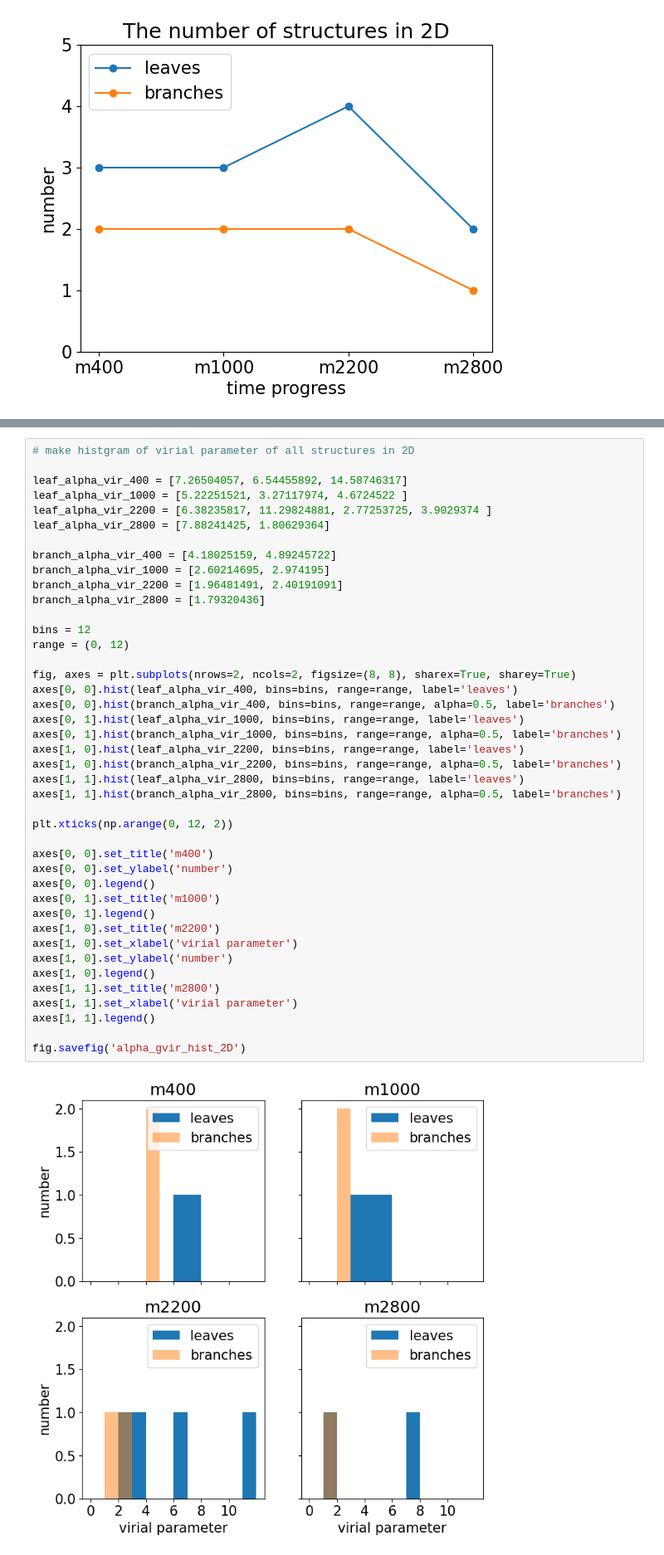
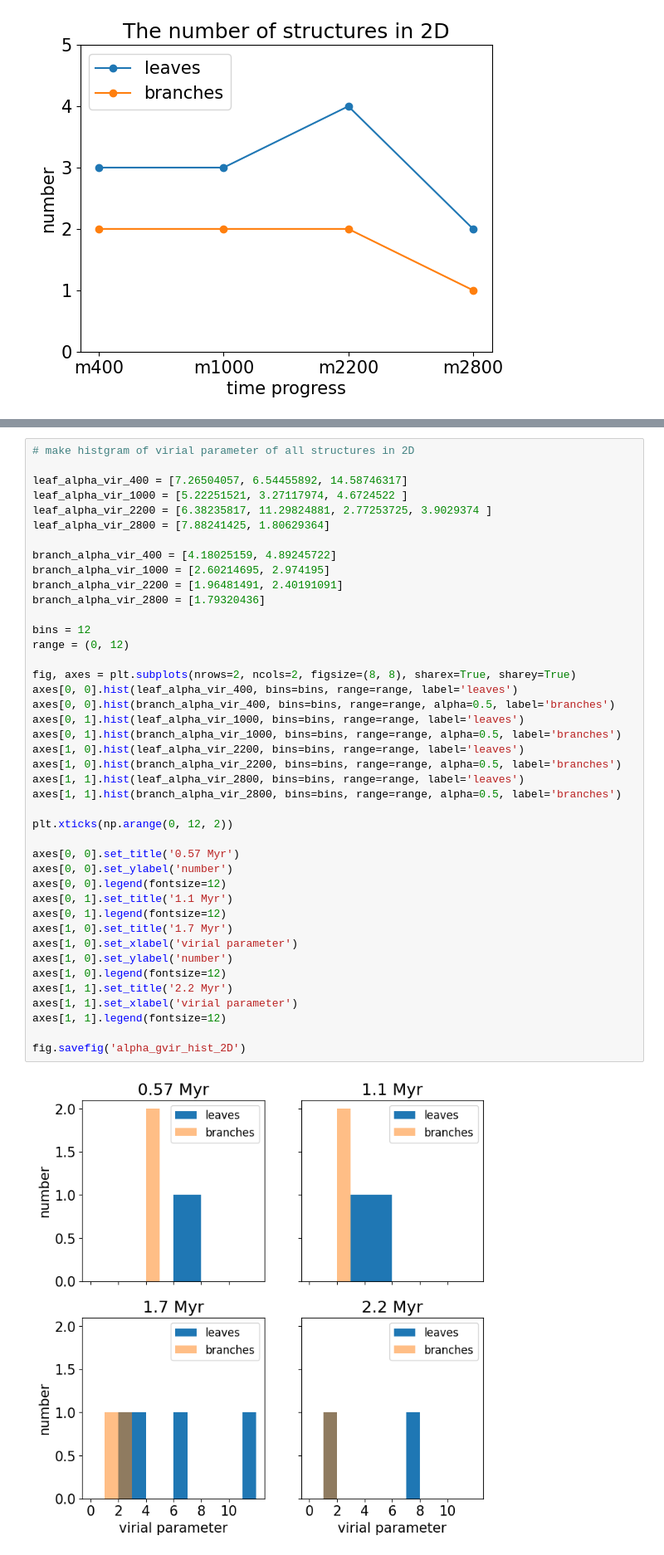
Before and after one commit to kotora260/StarGen, a Jupyter notebook: discuss_2D.ipynb, the cells around one changed output, grey strips where cells are left out. Shown at 83% size. Cells and saved outputs as stored; diff of their text form.

```diff
--- a/discuss_2D.ipynb
+++ b/discuss_2D.ipynb
@@ -131,42 +127,42 @@ leaf_alpha_vir_1000 = [5.22251521, 3.27117974, 4.6724522 ]
 leaf_alpha_vir_2200 = [6.38235817, 11.29824881, 2.77253725, 3.9029374 ]
 leaf_alpha_vir_2800 = [7.88241425, 1.80629364]
 
 branch_alpha_vir_400 = [4.18025159, 4.89245722]
 branch_alpha_vir_1000 = [2.60214695, 2.974195]
 branch_alpha_vir_2200 = [1.96481491, 2.40191091]
 branch_alpha_vir_2800 = [1.79320436]
 
 bins = 12
 range = (0, 12)
 
 fig, axes = plt.subplots(nrows=2, ncols=2, figsize=(8, 8), sharex=True, sharey=True)
 axes[0, 0].hist(leaf_alpha_vir_400, bins=bins, range=range, label='leaves')
 axes[0, 0].hist(branch_alpha_vir_400, bins=bins, range=range, alpha=0.5, label='branches')
 axes[0, 1].hist(leaf_alpha_vir_1000, bins=bins, range=range, label='leaves')
 axes[0, 1].hist(branch_alpha_vir_1000, bins=bins, range=range, alpha=0.5, label='branches')
 axes[1, 0].hist(leaf_alpha_vir_2200, bins=bins, range=range, label='leaves')
 axes[1, 0].hist(branch_alpha_vir_2200, bins=bins, range=range, alpha=0.5, label='branches')
 axes[1, 1].hist(leaf_alpha_vir_2800, bins=bins, range=range, label='leaves')
 axes[1, 1].hist(branch_alpha_vir_2800, bins=bins, range=range, alpha=0.5, label='branches')
 
 plt.xticks(np.arange(0, 12, 2))
 
-axes[0, 0].set_title('m400')
+axes[0, 0].set_title('0.57 Myr')
 axes[0, 0].set_ylabel('number')
-axes[0, 0].legend()
-axes[0, 1].set_title('m1000')
-axes[0, 1].legend()
-axes[1, 0].set_title('m2200')
+axes[0, 0].legend(fontsize=12)
+axes[0, 1].set_title('1.1 Myr')
+axes[0, 1].legend(fontsize=12)
+axes[1, 0].set_title('1.7 Myr')
 axes[1, 0].set_xlabel('virial parameter')
 axes[1, 0].set_ylabel('number')
-axes[1, 0].legend()
-axes[1, 1].set_title('m2800')
+axes[1, 0].legend(fontsize=12)
+axes[1, 1].set_title('2.2 Myr')
 axes[1, 1].set_xlabel('virial parameter')
-axes[1, 1].legend()
+axes[1, 1].legend(fontsize=12)
 
 fig.savefig('alpha_gvir_hist_2D')
 # %% [output]
-[figure, old version]
+[figure, new version]
 # %%
 # plot the　size of trunk in 2D
 
```
Also changed, not shown: parts of 2 cells of this notebook, 7 other files.
